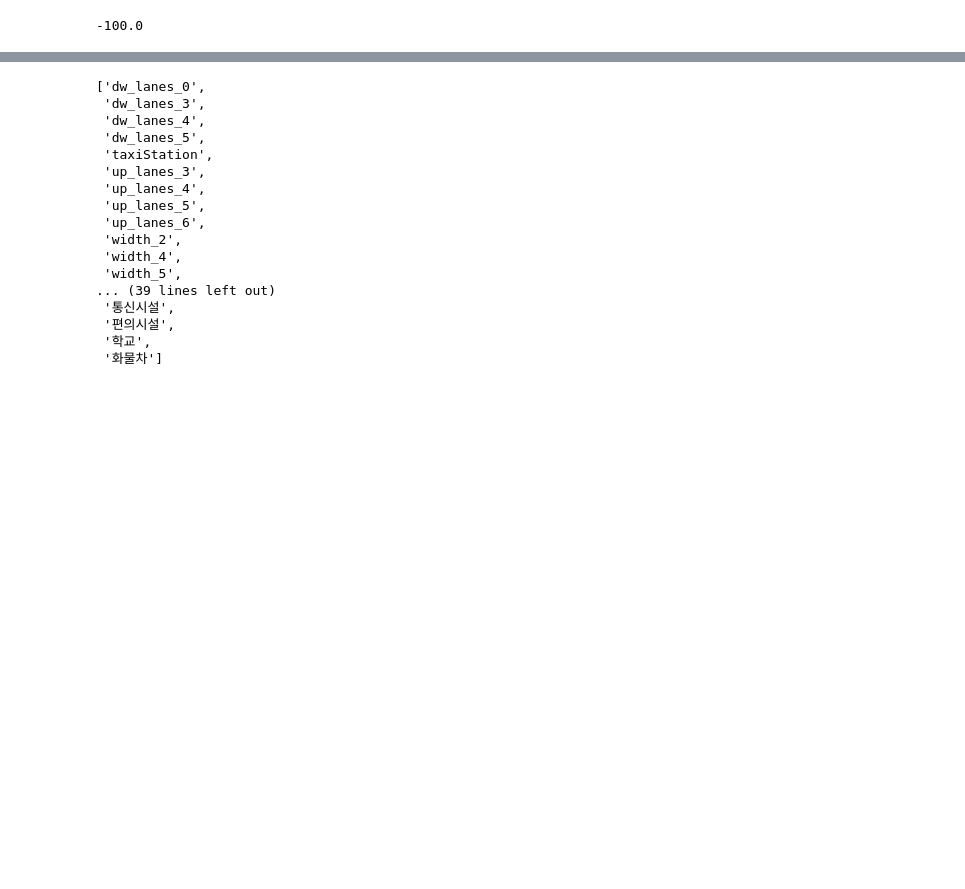
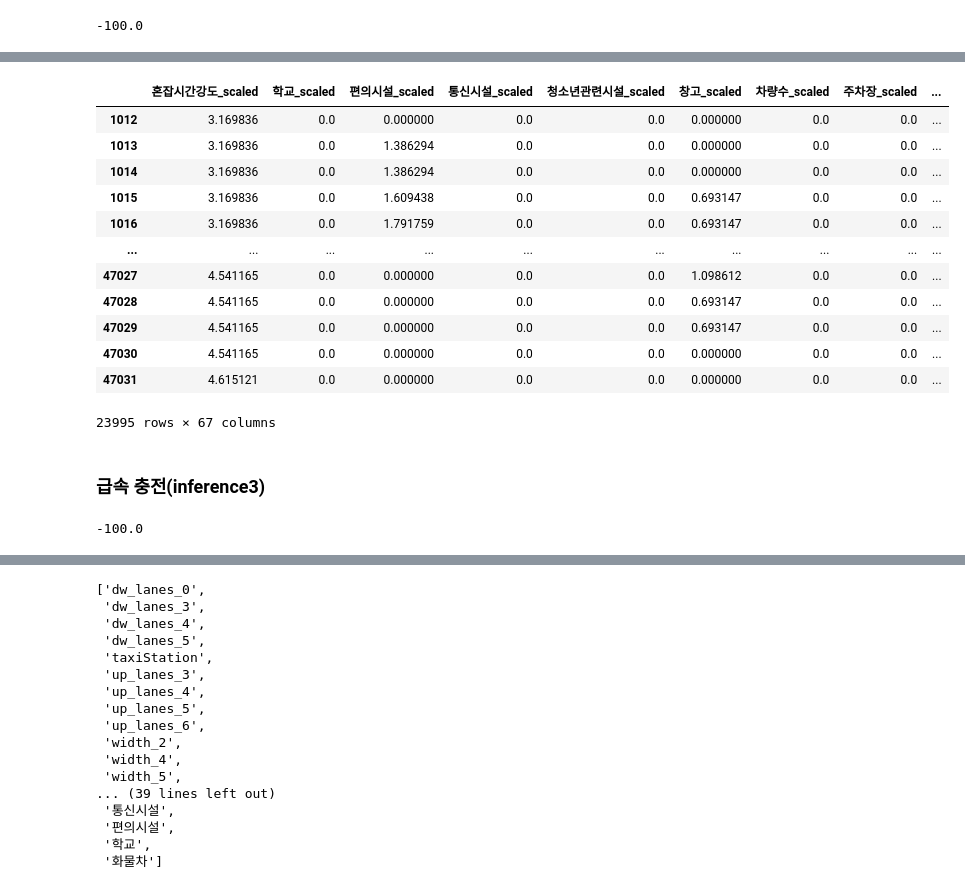
Before and after one commit to tjddn5242/BOAZ, a Jupyter notebook: 미니_프로젝트/preprocessing+EDA.ipynb, the cells around one changed output, grey strips where cells are left out. Cells and saved outputs as stored; diff of their text form; code cells hidden in the pictures; blank space fills up the shorter version.

```diff
--- a/미니_프로젝트/preprocessing+EDA.ipynb
+++ b/미니_프로젝트/preprocessing+EDA.ipynb
@@ -420,0 +567,22 @@ X_train_fast_smote
+# %%
+B_n = np.log1p((X_inference2_fast['혼잡시간강도'])*(-1)+100)
+X_inference2_fast.insert(0, '혼잡시간강도_scaled', B_n)
+X_inference2_fast.drop(['혼잡시간강도'], axis=1, inplace=True)
+# %%
+X_inference2_fast
+# %% [output]
+|  | 혼잡시간강도_scaled | 학교_scaled | 편의시설_scaled | 통신시설_scaled | 청소년관련시설_scaled | 창고_scaled | 차량수_scaled | 주차장_scaled | ... |
+| 1012 | 3.169836 | 0.0 | 0.000000 | 0.0 | 0.0 | 0.000000 | 0.0 | 0.0 | ... |
+| 1013 | 3.169836 | 0.0 | 1.386294 | 0.0 | 0.0 | 0.000000 | 0.0 | 0.0 | ... |
+| 1014 | 3.169836 | 0.0 | 1.386294 | 0.0 | 0.0 | 0.000000 | 0.0 | 0.0 | ... |
+| 1015 | 3.169836 | 0.0 | 1.609438 | 0.0 | 0.0 | 0.693147 | 0.0 | 0.0 | ... |
+| 1016 | 3.169836 | 0.0 | 1.791759 | 0.0 | 0.0 | 0.693147 | 0.0 | 0.0 | ... |
+| ... | ... | ... | ... | ... | ... | ... | ... | ... | ... |
+| 47027 | 4.541165 | 0.0 | 0.000000 | 0.0 | 0.0 | 1.098612 | 0.0 | 0.0 | ... |
+| 47028 | 4.541165 | 0.0 | 0.000000 | 0.0 | 0.0 | 0.693147 | 0.0 | 0.0 | ... |
+| 47029 | 4.541165 | 0.0 | 0.000000 | 0.0 | 0.0 | 0.693147 | 0.0 | 0.0 | ... |
+| 47030 | 4.541165 | 0.0 | 0.000000 | 0.0 | 0.0 | 0.000000 | 0.0 | 0.0 | ... |
+| 47031 | 4.615121 | 0.0 | 0.000000 | 0.0 | 0.0 | 0.000000 | 0.0 | 0.0 | ... |
+23995 rows × 67 columns
+# %% [markdown]
+### 급속 충전(inference3)
@@ -420,0 +594,5 @@ X_train_fast_smote
+# %%
+B_n = (X_inference3_fast['혼잡시간강도'])*(-1)
+B_n.min()
+# %% [output]
+-100.0
```
Also changed, not shown: parts of 77 cells of this notebook.
